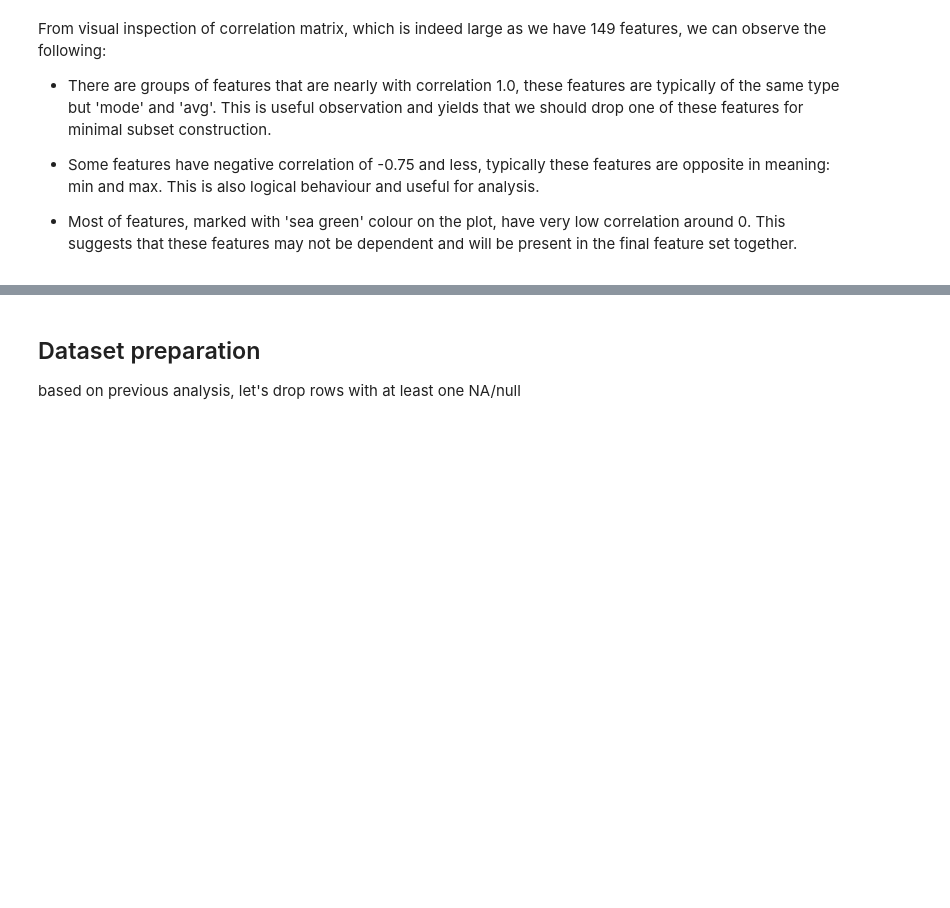
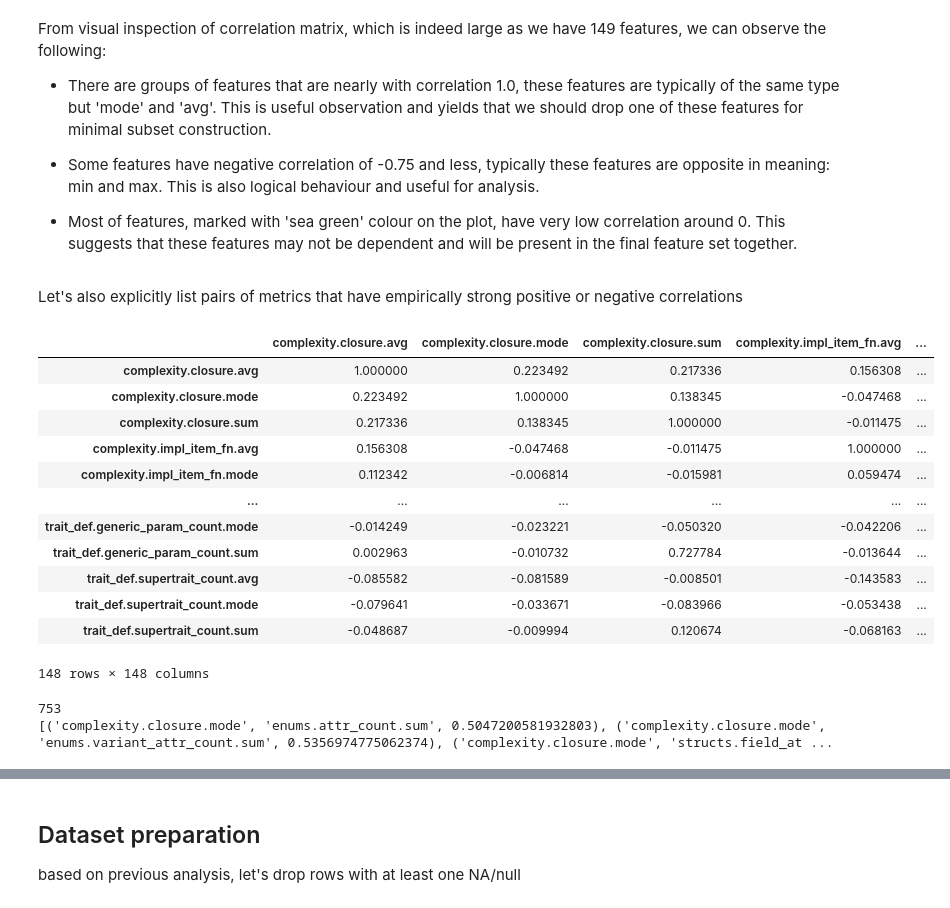
Before and after one commit to Glemhel/subsetter, a Jupyter notebook: Subsetter.ipynb, the cells around one changed output, grey strips where cells are left out. Drawn from its saved outputs; the diff is of its cells as text; code cells hidden in the pictures; blank space fills up the shorter version.

Commit message:
updated correlation analysis

```diff
--- a/Subsetter.ipynb
+++ b/Subsetter.ipynb
@@ -214,3 +214,35 @@ From visual inspection of correlation matrix, which is indeed large as we have 1
 - Some features have negative correlation of -0.75 and less, typically these features are opposite in meaning: min and max. This is also logical behaviour and useful for analysis.
 
 - Most of features, marked with 'sea green' colour on the plot, have very low correlation around 0. This suggests that these features may not be dependent and will be present in the final feature set together.
+# %% [markdown]
+Let's also explicitly list pairs of metrics that have empirically strong positive or negative correlations
+# %%
+correlations = df.corr()
+correlations
+# %% [output]
+|  | complexity.closure.avg | complexity.closure.mode | complexity.closure.sum | complexity.impl_item_fn.avg | ... |
+| complexity.closure.avg | 1.000000 | 0.223492 | 0.217336 | 0.156308 | ... |
+| complexity.closure.mode | 0.223492 | 1.000000 | 0.138345 | -0.047468 | ... |
+| complexity.closure.sum | 0.217336 | 0.138345 | 1.000000 | -0.011475 | ... |
+| complexity.impl_item_fn.avg | 0.156308 | -0.047468 | -0.011475 | 1.000000 | ... |
+| complexity.impl_item_fn.mode | 0.112342 | -0.006814 | -0.015981 | 0.059474 | ... |
+| ... | ... | ... | ... | ... | ... |
+| trait_def.generic_param_count.mode | -0.014249 | -0.023221 | -0.050320 | -0.042206 | ... |
+| trait_def.generic_param_count.sum | 0.002963 | -0.010732 | 0.727784 | -0.013644 | ... |
+| trait_def.supertrait_count.avg | -0.085582 | -0.081589 | -0.008501 | -0.143583 | ... |
+| trait_def.supertrait_count.mode | -0.079641 | -0.033671 | -0.083966 | -0.053438 | ... |
+| trait_def.supertrait_count.sum | -0.048687 | -0.009994 | 0.120674 | -0.068163 | ... |
+148 rows × 148 columns
+# %%
+correlations_list = []
+
+for i, (metric_name, column) in enumerate(correlations.items()):
+  for j, (other_metric_name, corr_value) in enumerate(column.items()):
+    if abs(corr_value) > 0.5 and i < j: # only significant and different values with fixed order
+      correlations_list.append((metric_name, other_metric_name, corr_value))
+
+print(len(correlations_list))
+print(correlations_list[:10])
+# %% [output]
+753
+[('complexity.closure.mode', 'enums.attr_count.sum', 0.5047200581932803), ('complexity.closure.mode', 'enums.variant_attr_count.sum', 0.5356974775062374), ('complexity.closure.mode', 'structs.field_at ...
```
Also changed, not shown: parts of 8 cells of this notebook, 2 other files.
